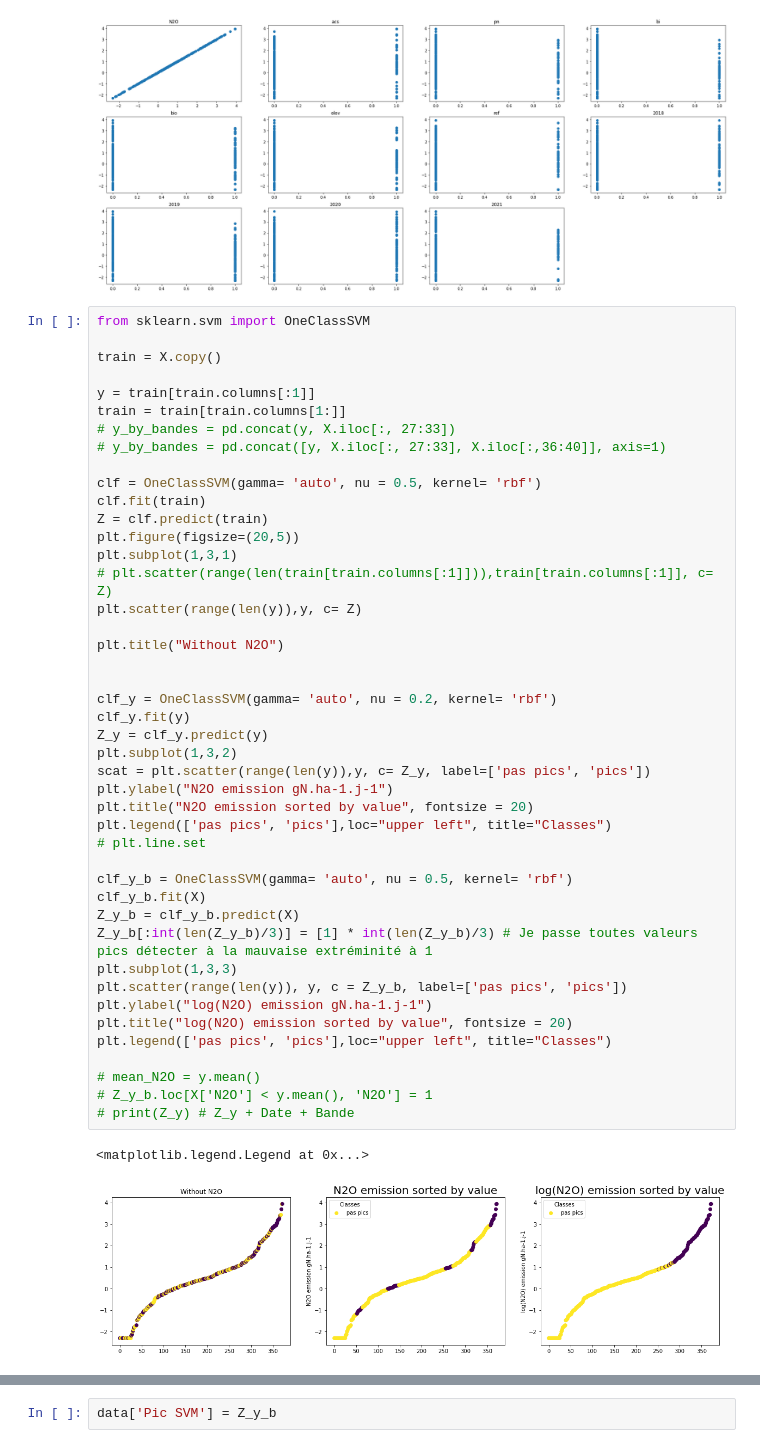
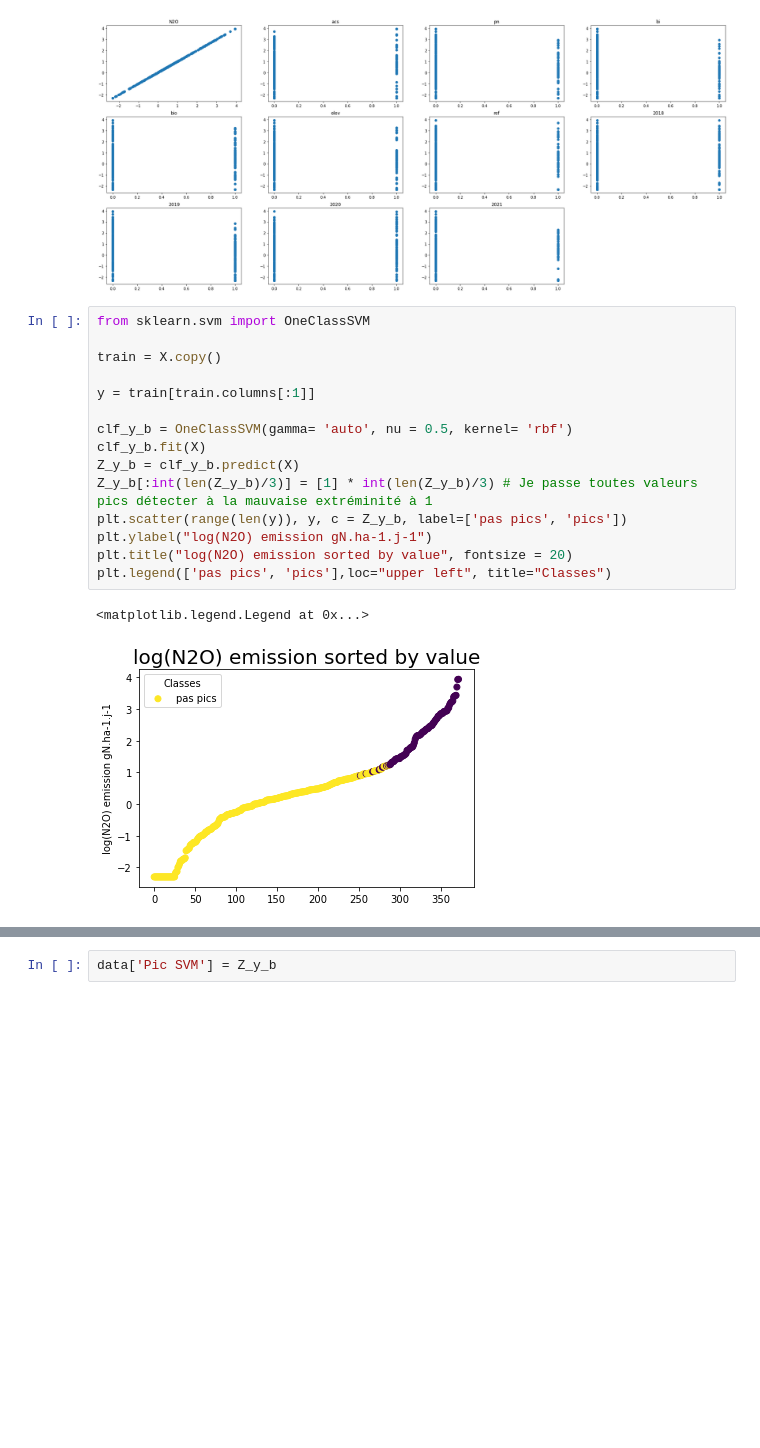
Before and after one commit to drylse/fil_rouge, a Jupyter notebook: analyse_pics/OneClassSVM.ipynb, the cells around one changed output, grey strips where cells are left out. Cells and saved outputs as stored; diff of their text form; blank space fills up the shorter version.

```diff
--- a/analyse_pics/OneClassSVM.ipynb
+++ b/analyse_pics/OneClassSVM.ipynb
@@ -44,48 +40,19 @@ for i, name_c in enumerate(X.columns) :
 # %%
 from sklearn.svm import OneClassSVM
 
 train = X.copy()
 
 y = train[train.columns[:1]]
-train = train[train.columns[1:]]
-# y_by_bandes = pd.concat(y, X.iloc[:, 27:33])
-# y_by_bandes = pd.concat([y, X.iloc[:, 27:33], X.iloc[:,36:40]], axis=1)
-
-clf = OneClassSVM(gamma= 'auto', nu = 0.5, kernel= 'rbf')
-clf.fit(train)
-Z = clf.predict(train)
-plt.figure(figsize=(20,5))
-plt.subplot(1,3,1)
-# plt.scatter(range(len(train[train.columns[:1]])),train[train.columns[:1]], c= Z)
-plt.scatter(range(len(y)),y, c= Z)
-
-plt.title("Without N2O")
-
-
-clf_y = OneClassSVM(gamma= 'auto', nu = 0.2, kernel= 'rbf')
-clf_y.fit(y)
-Z_y = clf_y.predict(y)
-plt.subplot(1,3,2)
-scat = plt.scatter(range(len(y)),y, c= Z_y, label=['pas pics', 'pics'])
-plt.ylabel("N2O emission gN.ha-1.j-1")
-plt.title("N2O emission sorted by value", fontsize = 20)
-plt.legend(['pas pics', 'pics'],loc="upper left", title="Classes")
-# plt.line.set
 
 clf_y_b = OneClassSVM(gamma= 'auto', nu = 0.5, kernel= 'rbf')
 clf_y_b.fit(X)
 Z_y_b = clf_y_b.predict(X)
 Z_y_b[:int(len(Z_y_b)/3)] = [1] * int(len(Z_y_b)/3) # Je passe toutes valeurs pics détecter à la mauvaise extréminité à 1
-plt.subplot(1,3,3)
 plt.scatter(range(len(y)), y, c = Z_y_b, label=['pas pics', 'pics'])
 plt.ylabel("log(N2O) emission gN.ha-1.j-1")
 plt.title("log(N2O) emission sorted by value", fontsize = 20)
 plt.legend(['pas pics', 'pics'],loc="upper left", title="Classes")
-
-# mean_N2O = y.mean()
-# Z_y_b.loc[X['N2O'] < y.mean(), 'N2O'] = 1
-# print(Z_y) # Z_y + Date + Bande
 # %% [output]
 <matplotlib.legend.Legend at 0x...>
-[figure, old version]
+[figure, new version]
 # %%
```
Also changed, not shown: parts of 3 cells of this notebook, 7 other files.
